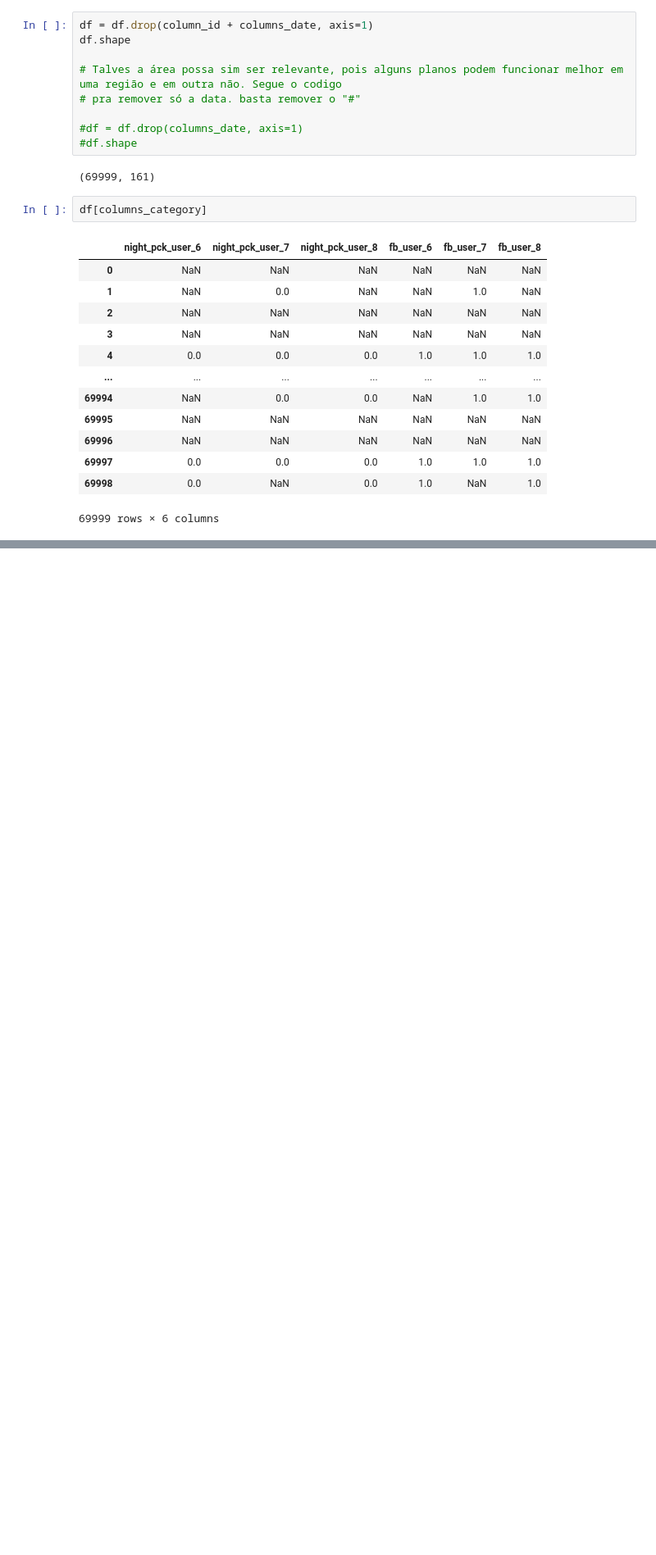
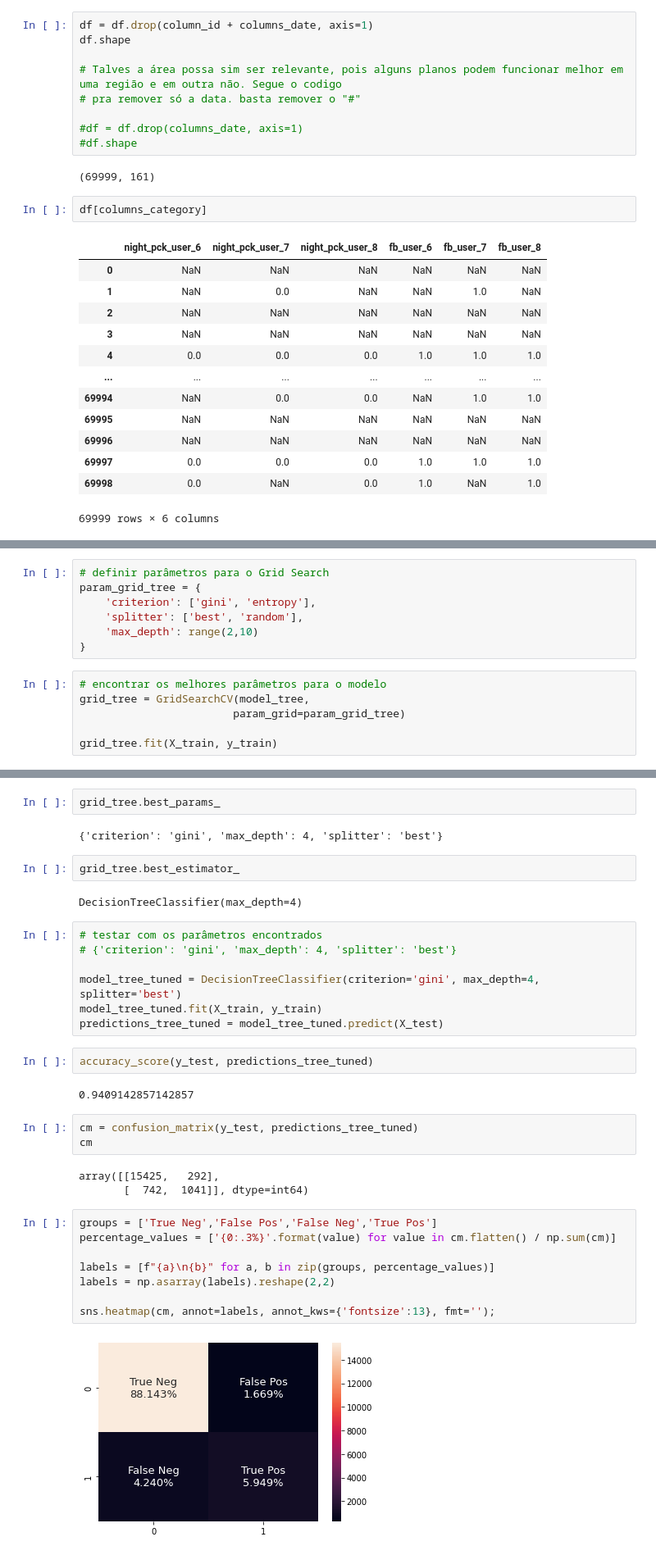
Before and after one commit to lidiambsouza/taxa_rotatividade_telecom, a Jupyter notebook: rotatividade_telecomunicacao.ipynb, the cells around one changed output, grey strips where cells are left out. Shown: that part at 82% size. Drawn from its saved outputs; the diff is of its cells as text; blank space fills up the shorter version.

```diff
--- a/rotatividade_telecomunicacao.ipynb
+++ b/rotatividade_telecomunicacao.ipynb
@@ -372,0 +443,13 @@ df
+# %%
+# definir parâmetros para o Grid Search
+param_grid_tree = {
+    'criterion': ['gini', 'entropy'],
+    'splitter': ['best', 'random'],
+    'max_depth': range(2,10)
+}
+# %%
+# encontrar os melhores parâmetros para o modelo
+grid_tree = GridSearchCV(model_tree,
+                        param_grid=param_grid_tree)
+
+grid_tree.fit(X_train, y_train)
@@ -372,0 +461,35 @@ df
+# %%
+grid_tree.best_params_
+# %% [output]
+{'criterion': 'gini', 'max_depth': 4, 'splitter': 'best'}
+# %%
+grid_tree.best_estimator_
+# %% [output]
+DecisionTreeClassifier(max_depth=4)
+# %%
+# testar com os parâmetros encontrados
+# {'criterion': 'gini', 'max_depth': 4, 'splitter': 'best'}
+
+model_tree_tuned = DecisionTreeClassifier(criterion='gini', max_depth=4, splitter='best')
+model_tree_tuned.fit(X_train, y_train)
+predictions_tree_tuned = model_tree_tuned.predict(X_test)
+# %%
+accuracy_score(y_test, predictions_tree_tuned)
+# %% [output]
+0.9409142857142857
+# %%
+cm = confusion_matrix(y_test, predictions_tree_tuned)
+cm
+# %% [output]
+array([[15425,   292],
+       [  742,  1041]], dtype=int64)
+# %%
+groups = ['True Neg','False Pos','False Neg','True Pos']
+percentage_values = ['{0:.3%}'.format(value) for value in cm.flatten() / np.sum(cm)]
+
+labels = [f"{a}\n{b}" for a, b in zip(groups, percentage_values)]
+labels = np.asarray(labels).reshape(2,2)
+
+sns.heatmap(cm, annot=labels, annot_kws={'fontsize':13}, fmt='');
+# %% [output]
+[figure, added]
```
Also changed, not shown: parts of 30 cells of this notebook.
